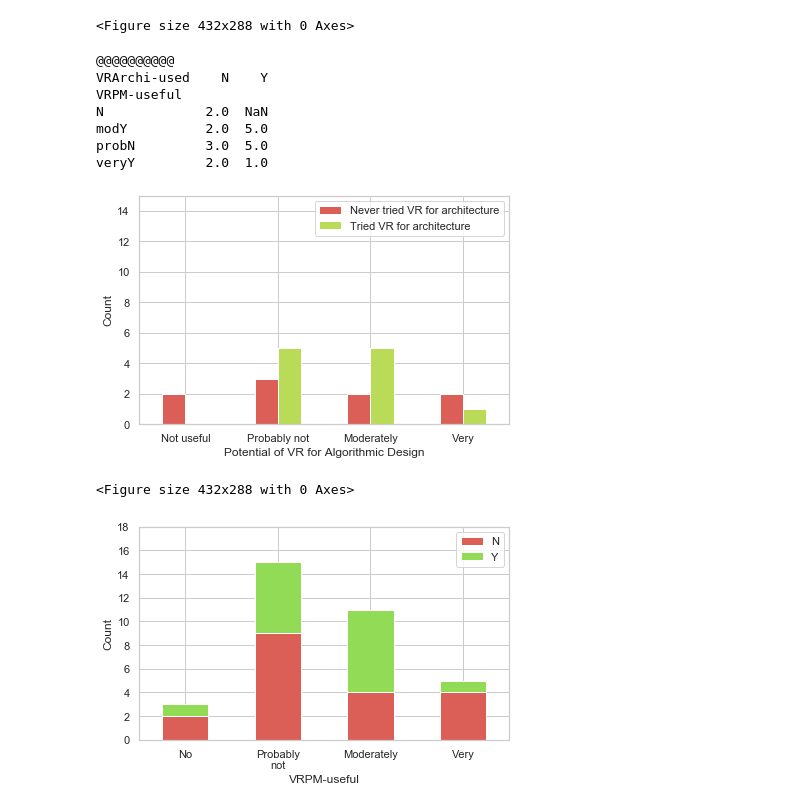
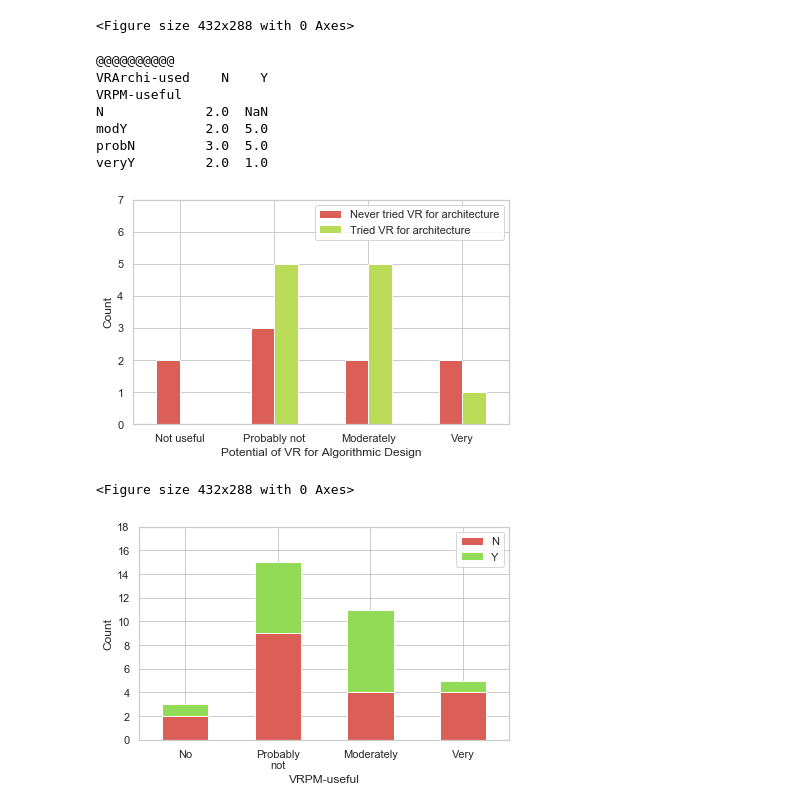
Before and after one commit to qdrien/cibw78-replication, a Jupyter notebook: CIB-W78 processing.ipynb, the cells around one changed output. Drawn from its saved outputs; the diff is of its cells as text; code cells hidden in the pictures.

Commit message:
Tweak ymax values for vrpm bar plots

```diff
--- a/CIB-W78 processing.ipynb
+++ b/CIB-W78 processing.ipynb
@@ -1336,35 +1336,35 @@ df_vrarchi_used = df_vrarchi_used.groupby('VRPM-useful')['VRArchi-used'].value_c
 dropna=True)
 
 df_vrarchi_used = df_vrarchi_used.groupby('VRArchi-used').transform(lambda x: x)
 df_vrarchi_used = df_vrarchi_used.unstack()
 print("@@@@@@@@@@")
 print(df_vrarchi_used)
 
 df_vrarchi_used.columns = pd.CategoricalIndex(df_vrarchi_used.columns.values,
                                                ordered=True,
                                                categories=stack_categories)
 
 df_vrarchi_used = df_vrarchi_used.sort_index(axis=1)
 
 ax = df_vrarchi_used.loc[orderedX].plot.bar(stacked=False, rot=0)
-ax.set_ylim(ymax=15)
+ax.set_ylim(ymax=7)
 plt.ylabel("Count")
 plt.xlabel("Potential of VR for Algorithmic Design")
 plt.legend(['Never tried VR for architecture', 'Tried VR for architecture'])
 plt.xticks(np.arange(4), ('Not useful', 'Probably not', 'Moderately', 'Very'))
 plt.tight_layout()
 
 plt.show()
 plt.clf()
 # %% [output]
 @@@@@@@@@@
 VRArchi-used    N    Y
 VRPM-useful
 N             2.0  NaN
 modY          2.0  5.0
 probN         3.0  5.0
 veryY         2.0  1.0
-[figure, old version]
+[figure, new version]
 <Figure size 432x288 with 0 Axes>
 # %%
 #-VRPM-useful-tried-actual-vr- stacked-barplot
```
Also changed, not shown: parts of 1 cell of this notebook.
